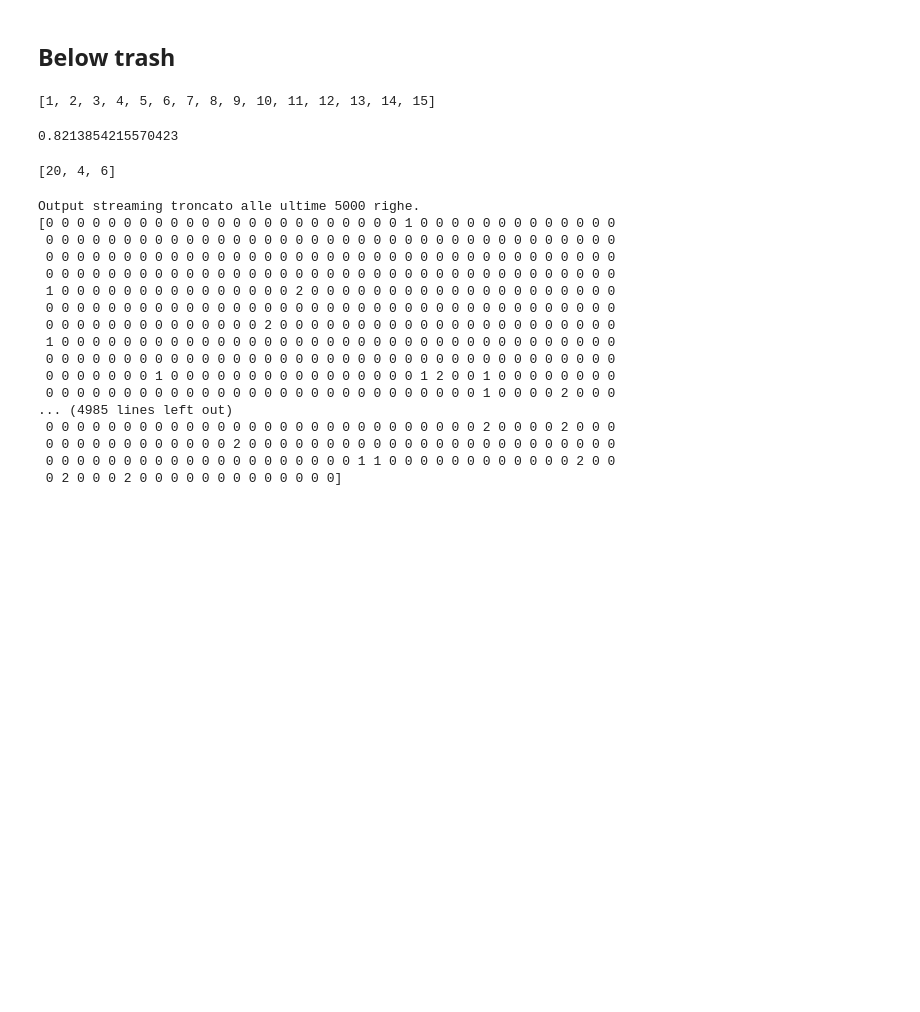
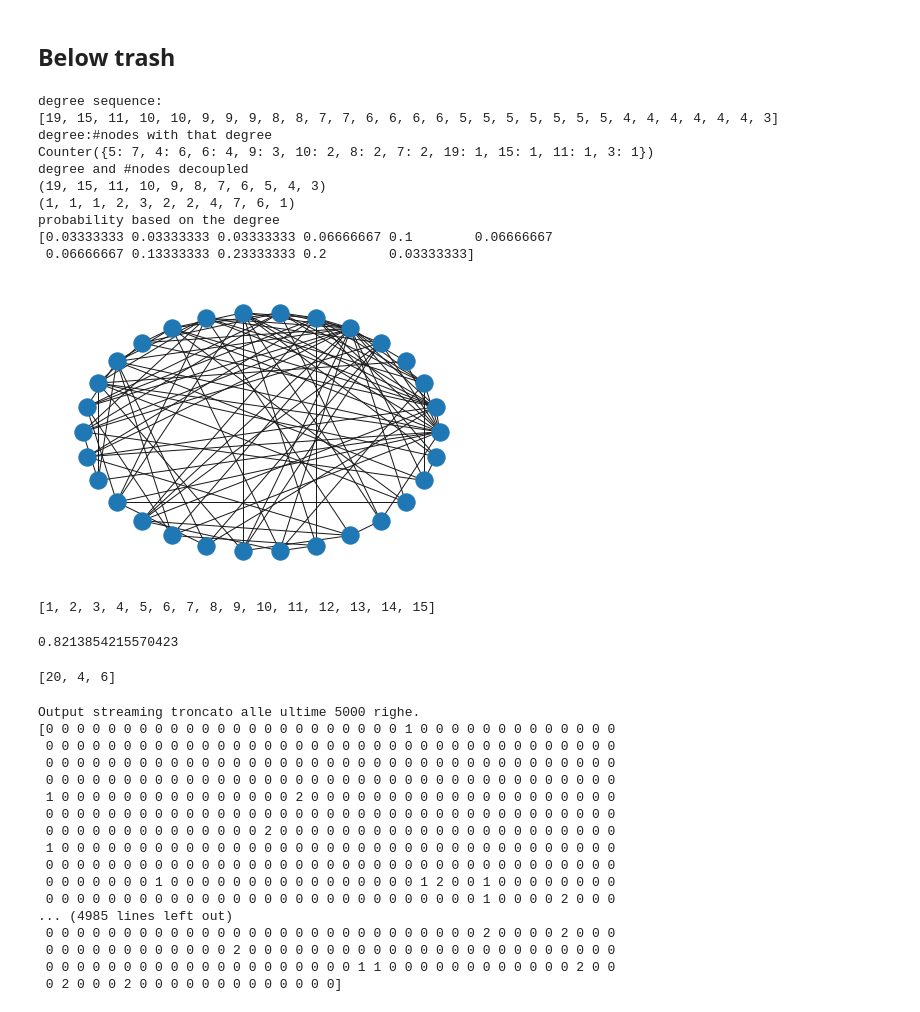
Before and after one commit to fabioeterno/Network_Homework, a Jupyter notebook: Homework3/Hw3.ipynb, the cells around one changed output. Cells and saved outputs as stored; diff of their text form; code cells hidden in the pictures; blank space fills up the shorter version.

```diff
--- a/Homework3/Hw3.ipynb
+++ b/Homework3/Hw3.ipynb
@@ -152,5 +244,33 @@ plt.show()
 # %% [markdown]
 ## Below trash
+# %%
+RG = nx.generators.random_graphs.barabasi_albert_graph(30, 4, 17)
+nx.draw_circular(RG)
+degree_sequence = sorted([d for n, d in RG.degree()], reverse=True)
+degreeCount = collections.Counter(degree_sequence)
+deg, cnt = zip(*degreeCount.items())
+deg_distr = np.array(cnt)/sum(cnt)
+print("degree sequence:")
+print(degree_sequence)
+print("degree:#nodes with that degree")
+print(degreeCount)
+print("degree and #nodes decoupled")
+print(deg)
+print(cnt)
+print("probability based on the degree")
+print(deg_distr)
+# %% [output]
+degree sequence:
+[19, 15, 11, 10, 10, 9, 9, 9, 8, 8, 7, 7, 6, 6, 6, 6, 5, 5, 5, 5, 5, 5, 5, 4, 4, 4, 4, 4, 4, 3]
+degree:#nodes with that degree
+Counter({5: 7, 4: 6, 6: 4, 9: 3, 10: 2, 8: 2, 7: 2, 19: 1, 15: 1, 11: 1, 3: 1})
+degree and #nodes decoupled
+(19, 15, 11, 10, 9, 8, 7, 6, 5, 4, 3)
+(1, 1, 1, 2, 3, 2, 2, 4, 7, 6, 1)
+probability based on the degree
+[0.03333333 0.03333333 0.03333333 0.06666667 0.1        0.06666667
+ 0.06666667 0.13333333 0.23333333 0.2        0.03333333]
+[figure, added]
 # %%
 list(np.arange(15)+1)
 # %% [output]
```
Also changed, not shown: parts of 9 cells of this notebook.
